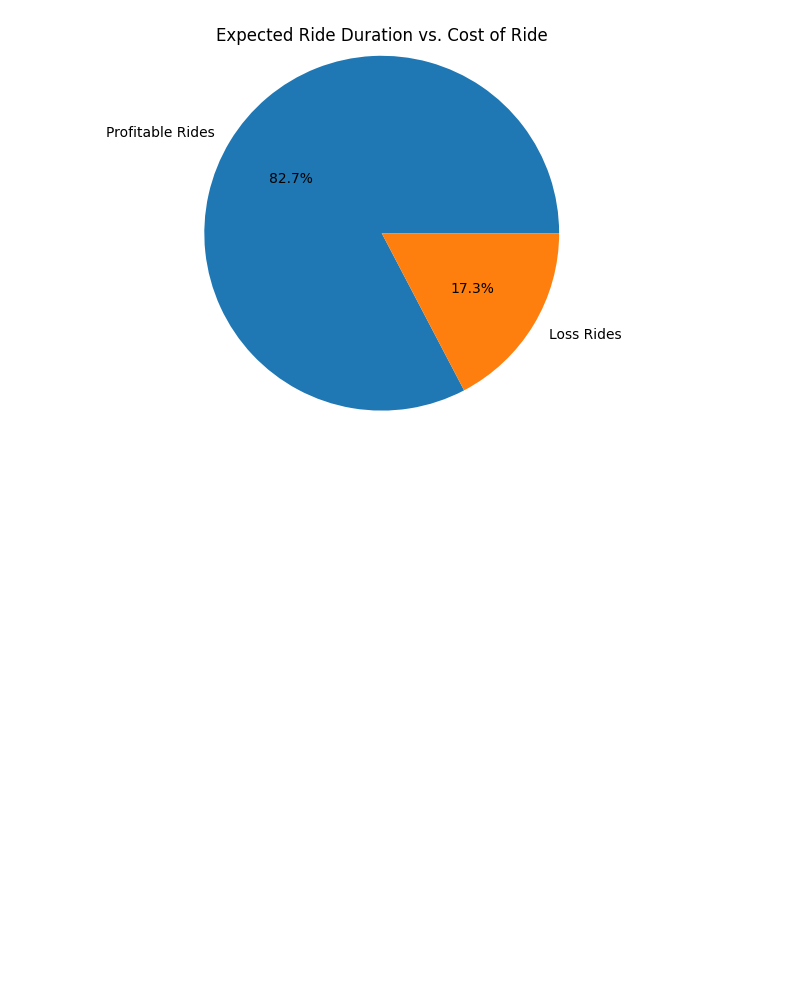
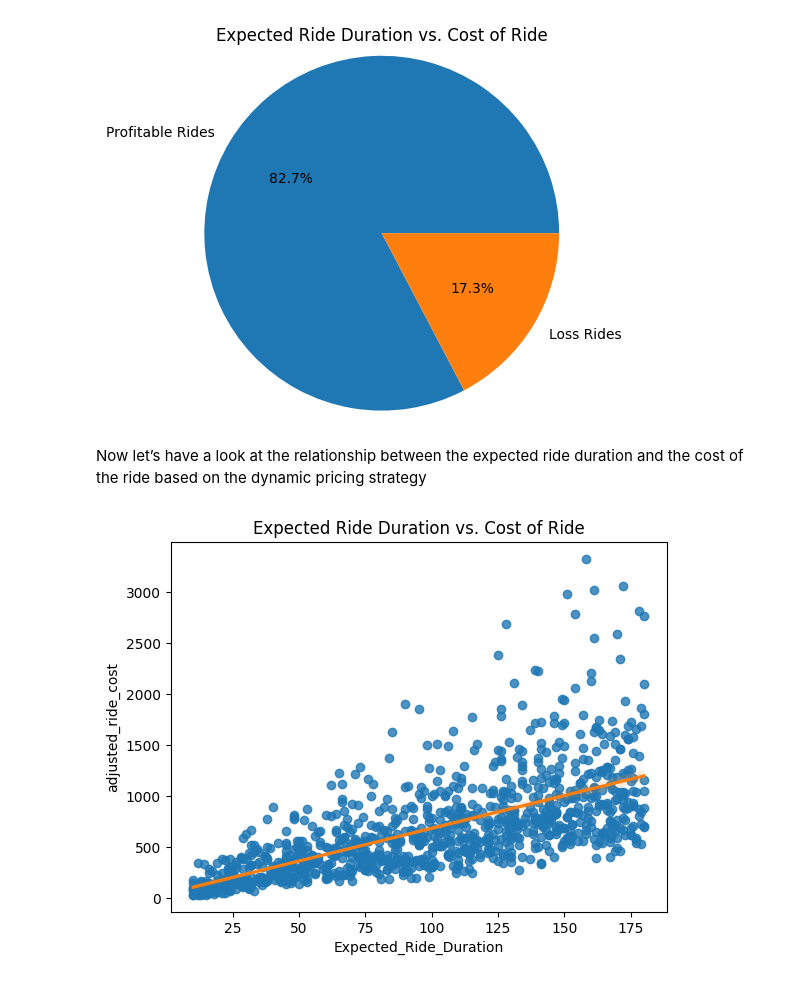
Before and after one commit to MohammadHosseinDalghi/Dynamic-Pricing-Strategy, a Jupyter notebook: Main.ipynb, the cells around one changed output. Cells and saved outputs as stored; diff of their text form; code cells hidden in the pictures; blank space fills up the shorter version.

Commit message:
Add regplot 2

```diff
--- a/Main.ipynb
+++ b/Main.ipynb
@@ -157,3 +157,15 @@ ax.pie(
 plt.title('Expected Ride Duration vs. Cost of Ride');
 # %% [output]
 [figure]
+# %% [markdown]
+Now let’s have a look at the relationship between the expected ride duration and the cost of the ride based on the dynamic pricing strategy
+# %%
+sns.regplot(
+    data=df,
+    x='Expected_Ride_Duration',
+    y='adjusted_ride_cost',
+    line_kws=dict(color='C1')
+)
+plt.title('Expected Ride Duration vs. Cost of Ride');
+# %% [output]
+[figure, added]
```
